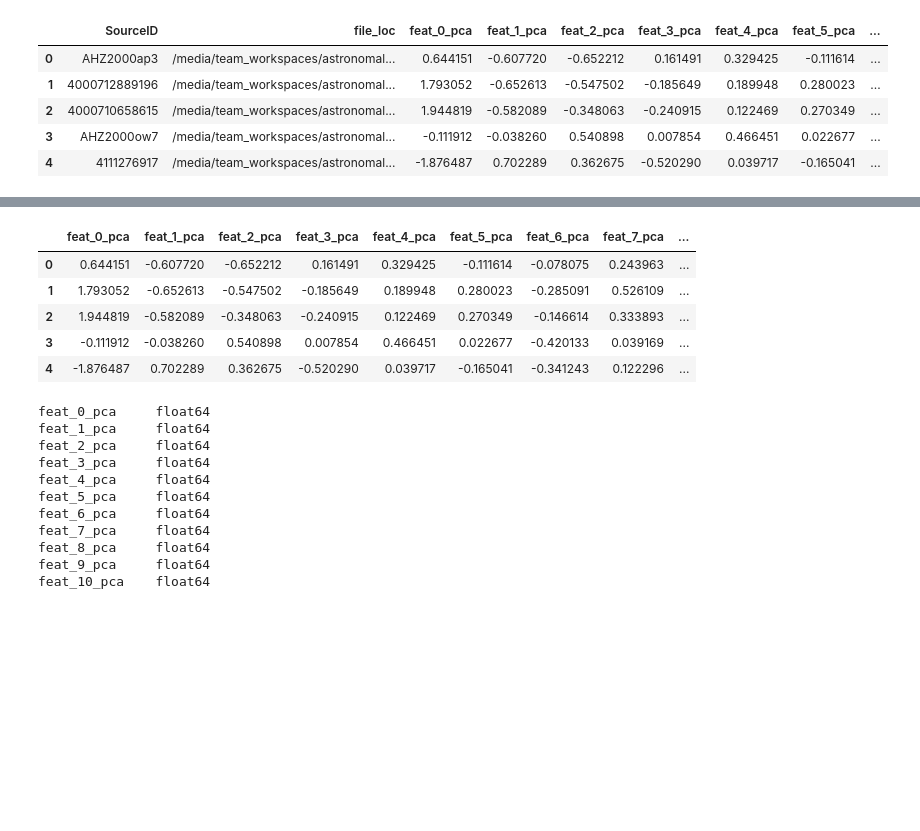
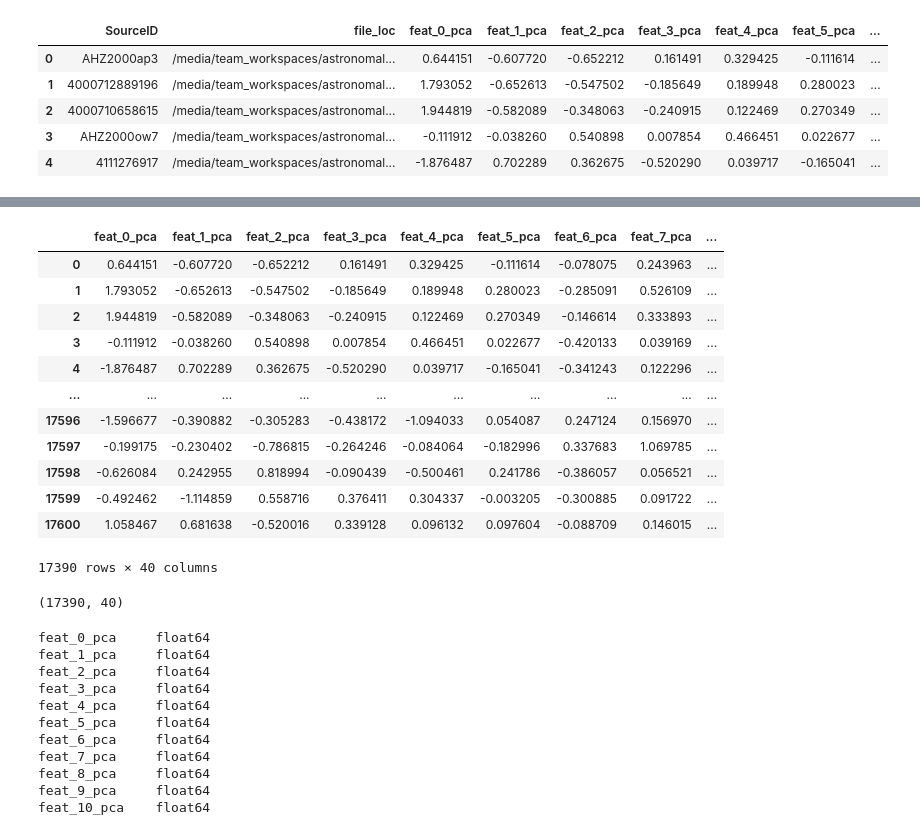
Before and after one commit to topollonaketsana/Galaxy-Classification, a Jupyter notebook: notebooks/Hubble_Project.ipynb, the cells around one changed output, grey strips where cells are left out. Drawn from its saved outputs; the diff is of its cells as text; code cells hidden in the pictures; blank space fills up the shorter version.

```diff
--- a/notebooks/Hubble_Project.ipynb
+++ b/notebooks/Hubble_Project.ipynb
@@ -200,6 +198,3 @@ features.head()
 | 2 | 4000710658615 | /media/team_workspaces/astronomal... | 1.944819 | -0.582089 | -0.348063 | -0.240915 | 0.122469 | 0.270349 | ... |
 | 3 | AHZ2000ow7 | /media/team_workspaces/astronomal... | -0.111912 | -0.038260 | 0.540898 | 0.007854 | 0.466451 | 0.022677 | ... |
 | 4 | 4111276917 | /media/team_workspaces/astronomal... | -1.876487 | 0.702289 | 0.362675 | -0.520290 | 0.039717 | -0.165041 | ... |
-# %%
-## remove feature's id, location
-features.drop(columns= ['SourceID', 'file_loc'], axis= 1, inplace= True)
@@ -205,0 +203,4 @@ features.drop(columns= ['SourceID', 'file_loc'], axis= 1, inplace= True)
+# %%
+## remove feature's id, location
+features = features.drop(columns= ['SourceID', 'file_loc'], axis= 1)
+metadata = features_reduced[['SourceID', 'file_loc']]
@@ -206,12 +223,23 @@ features.drop(columns= ['SourceID', 'file_loc'], axis= 1, inplace= True)
 # %%
-features.head()
+features
 # %% [output]
 |  | feat_0_pca | feat_1_pca | feat_2_pca | feat_3_pca | feat_4_pca | feat_5_pca | feat_6_pca | feat_7_pca | ... |
 | 0 | 0.644151 | -0.607720 | -0.652212 | 0.161491 | 0.329425 | -0.111614 | -0.078075 | 0.243963 | ... |
 | 1 | 1.793052 | -0.652613 | -0.547502 | -0.185649 | 0.189948 | 0.280023 | -0.285091 | 0.526109 | ... |
 | 2 | 1.944819 | -0.582089 | -0.348063 | -0.240915 | 0.122469 | 0.270349 | -0.146614 | 0.333893 | ... |
 | 3 | -0.111912 | -0.038260 | 0.540898 | 0.007854 | 0.466451 | 0.022677 | -0.420133 | 0.039169 | ... |
 | 4 | -1.876487 | 0.702289 | 0.362675 | -0.520290 | 0.039717 | -0.165041 | -0.341243 | 0.122296 | ... |
+| ... | ... | ... | ... | ... | ... | ... | ... | ... | ... |
+| 17596 | -1.596677 | -0.390882 | -0.305283 | -0.438172 | -1.094033 | 0.054087 | 0.247124 | 0.156970 | ... |
+| 17597 | -0.199175 | -0.230402 | -0.786815 | -0.264246 | -0.084064 | -0.182996 | 0.337683 | 1.069785 | ... |
+| 17598 | -0.626084 | 0.242955 | 0.818994 | -0.090439 | -0.500461 | 0.241786 | -0.386057 | 0.056521 | ... |
+| 17599 | -0.492462 | -1.114859 | 0.558716 | 0.376411 | 0.304337 | -0.003205 | -0.300885 | 0.091722 | ... |
+| 17600 | 1.058467 | 0.681638 | -0.520016 | 0.339128 | 0.096132 | 0.097604 | -0.088709 | 0.146015 | ... |
+17390 rows × 40 columns
+# %%
+features.shape
+# %% [output]
+(17390, 40)
 # %%
 features.dtypes
 # %% [output]
```
Also changed, not shown: parts of 15 cells of this notebook.
